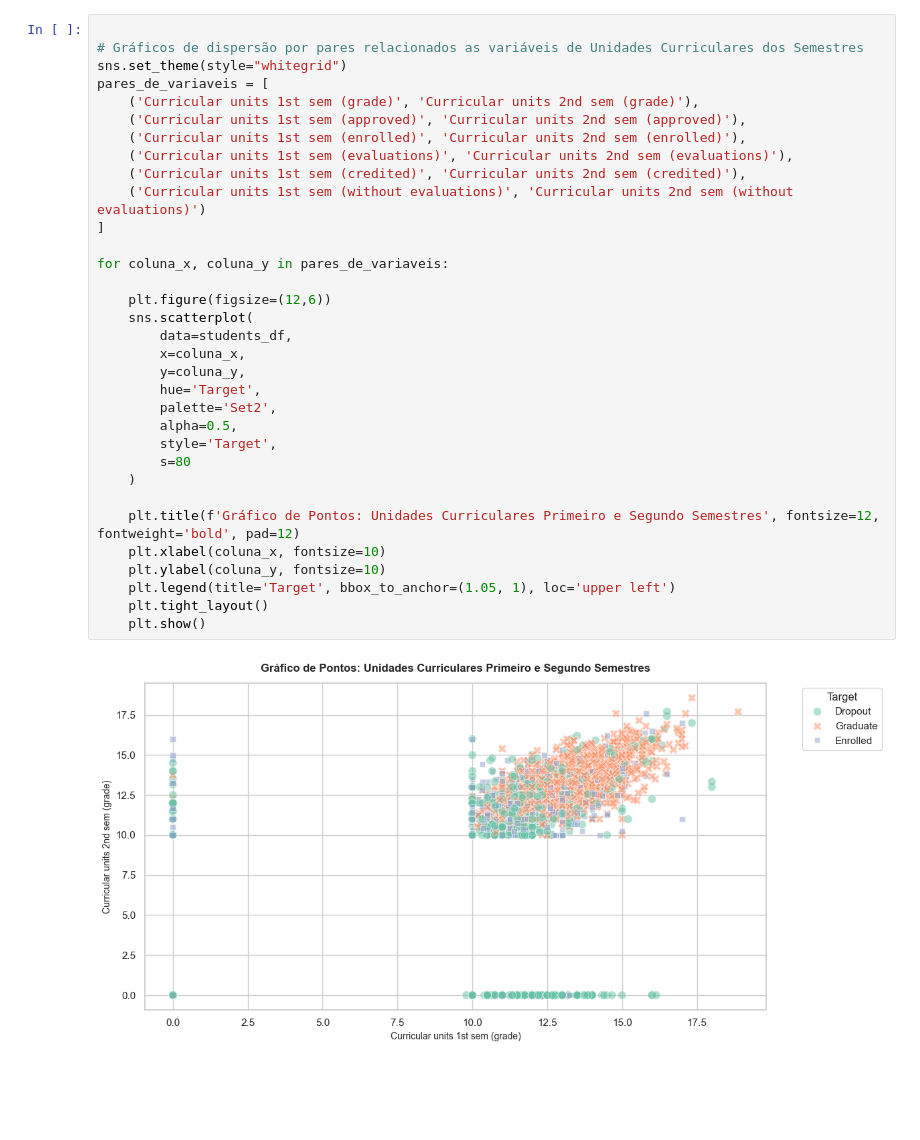
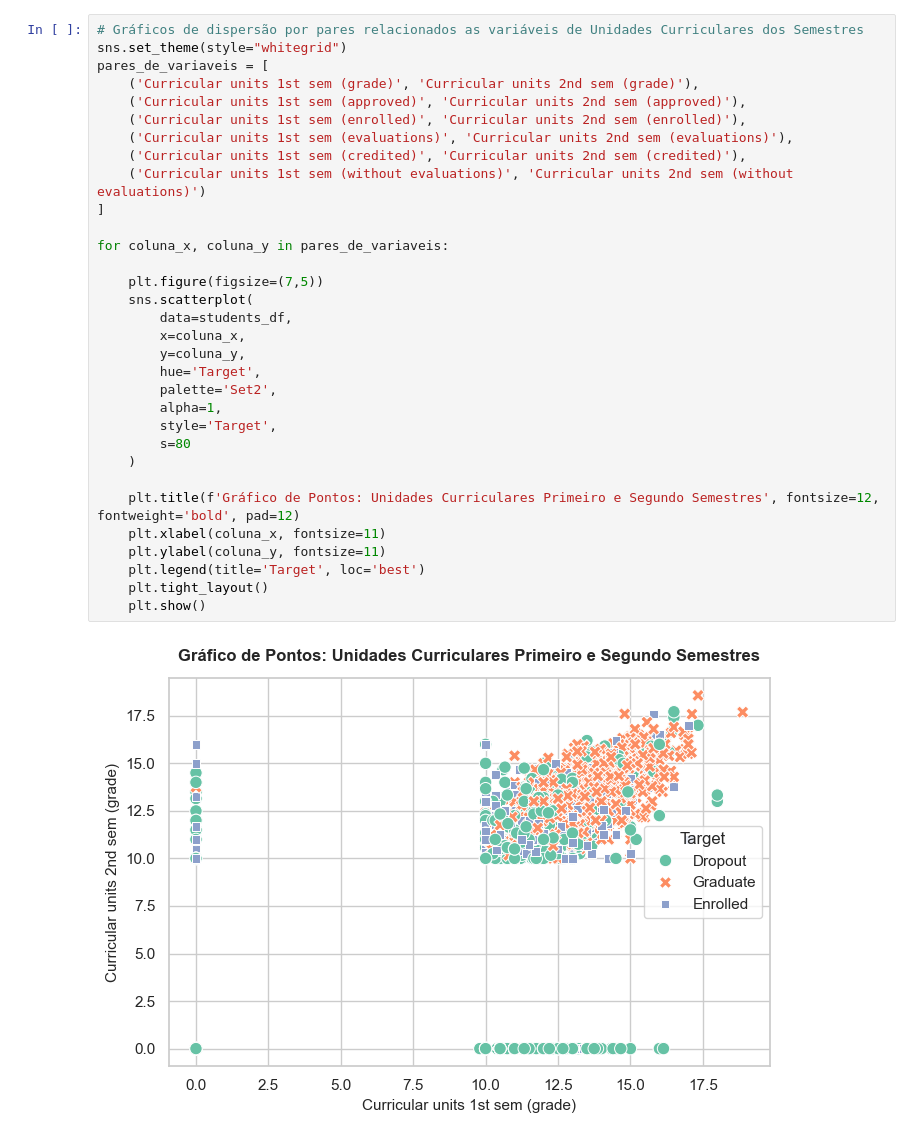
Before and after one commit to mateuscostasanches/FinalProject-DataScience, a Jupyter notebook: 02_Análise_Descritiva/Atividade3.ipynb, the cells around one changed output. Drawn from its saved outputs; the diff is of its cells as text; blank space fills up the shorter version.

```diff
--- a/02_Análise_Descritiva/Atividade3.ipynb
+++ b/02_Análise_Descritiva/Atividade3.ipynb
@@ -57,37 +63,36 @@ colunas_numericas = [
     'GDP'
 ]
 # %%
-
 # Gráficos de dispersão por pares relacionados as variáveis de Unidades Curriculares dos Semestres
 sns.set_theme(style="whitegrid")
 pares_de_variaveis = [
     ('Curricular units 1st sem (grade)', 'Curricular units 2nd sem (grade)'),
     ('Curricular units 1st sem (approved)', 'Curricular units 2nd sem (approved)'),
     ('Curricular units 1st sem (enrolled)', 'Curricular units 2nd sem (enrolled)'),
     ('Curricular units 1st sem (evaluations)', 'Curricular units 2nd sem (evaluations)'),
     ('Curricular units 1st sem (credited)', 'Curricular units 2nd sem (credited)'),
     ('Curricular units 1st sem (without evaluations)', 'Curricular units 2nd sem (without evaluations)')
 ]
 
 for coluna_x, coluna_y in pares_de_variaveis:
 
-    plt.figure(figsize=(12,6))
+    plt.figure(figsize=(7,5))
     sns.scatterplot(
         data=students_df,
         x=coluna_x,
         y=coluna_y,
         hue='Target',
         palette='Set2',
-        alpha=0.5,
+        alpha=1,
         style='Target',
         s=80
     )
 
     plt.title(f'Gráfico de Pontos: Unidades Curriculares Primeiro e Segundo Semestres', fontsize=12, fontweight='bold', pad=12)
-    plt.xlabel(coluna_x, fontsize=10)
-    plt.ylabel(coluna_y, fontsize=10)
-    plt.legend(title='Target', bbox_to_anchor=(1.05, 1), loc='upper left')
+    plt.xlabel(coluna_x, fontsize=11)
+    plt.ylabel(coluna_y, fontsize=11)
+    plt.legend(title='Target', loc='best')
     plt.tight_layout()
     plt.show()
 # %% [output]
-[figure, old version]
+[figure, new version]
```
Also changed, not shown: parts of 12 cells of this notebook, 1 other file.
